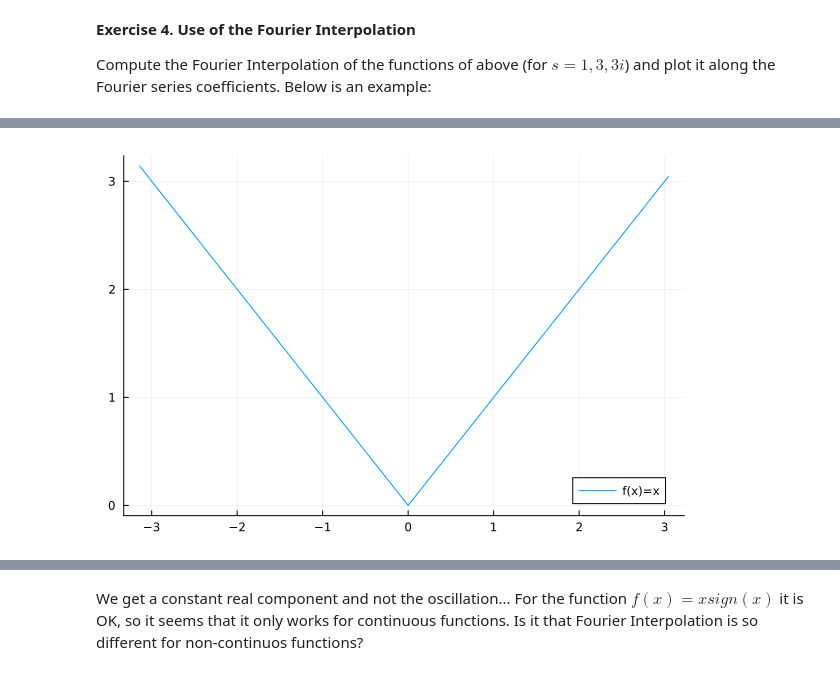
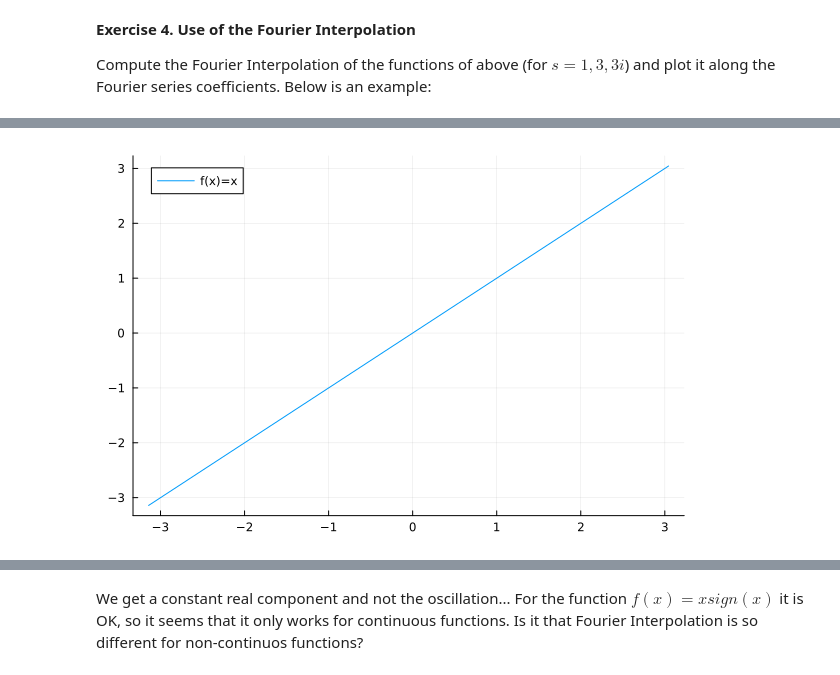
Before and after one commit to reula/PDE, a Jupyter notebook: homework/04/Fourier.ipynb, the cells around one changed output, grey strips where cells are left out. Drawn from its saved outputs; the diff is of its cells as text; code cells hidden in the pictures.

```diff
--- a/homework/04/Fourier.ipynb
+++ b/homework/04/Fourier.ipynb
@@ -67,12 +49,12 @@ Precompiling project...
 # %%
-N = 64
+N = 65
 f(x) = x
-f(x) = x*sign(x)
+#f(x) = x*sign(x)
 xi = -π
 xf = π
 xv = [xi + (xf-xi)*(i-1)/N for i in 1:N]
 fv = f.(xv)
 plot(xv,fv, label="f(x)=x")
 # %% [output]
-[figure, old version]
+[figure, new version]
 # %% [markdown]
```
Also changed, not shown: parts of 10 cells of this notebook.
